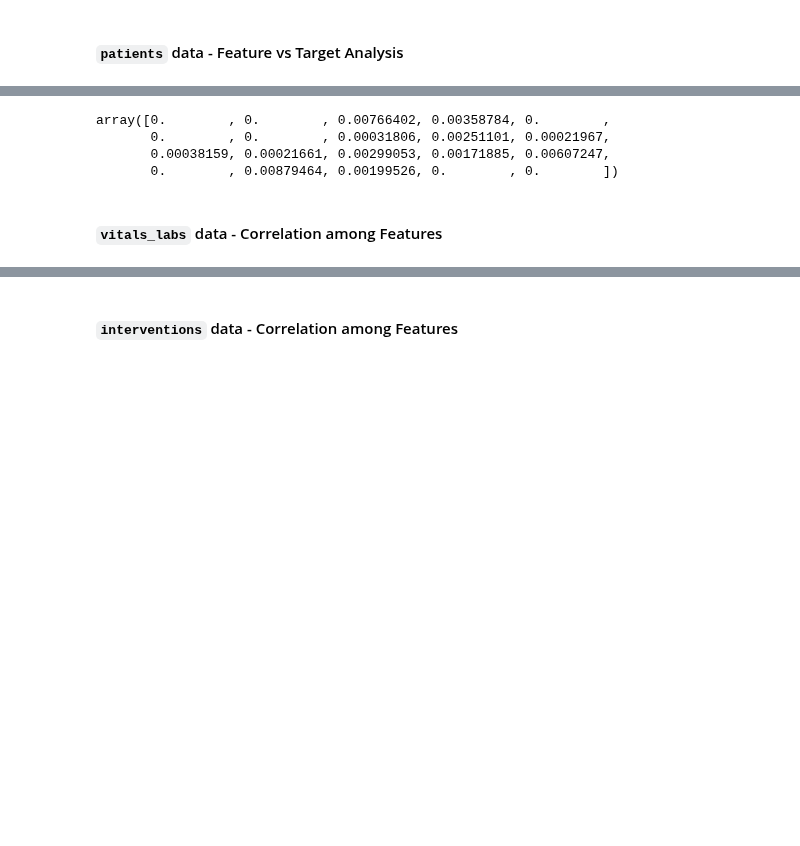
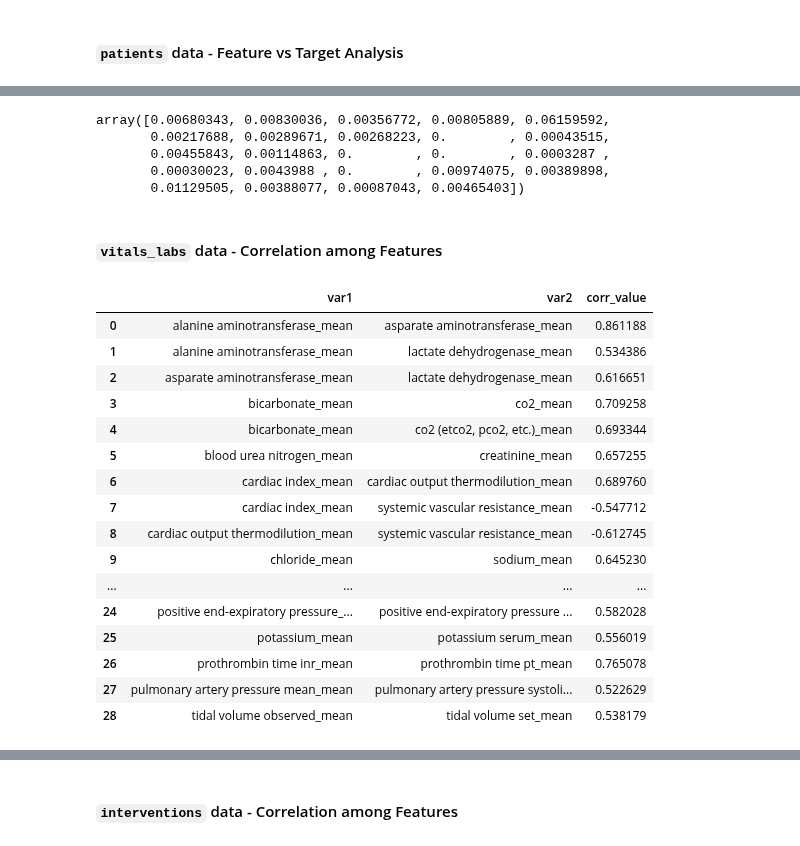
Before and after one commit to drama-404/FuzzyMedNet, a Jupyter notebook: notebooks/EDA.ipynb, the cells around one changed output, grey strips where cells are left out. Saved outputs shown, nothing was run; the diff lists cells and outputs as text; code cells hidden in the pictures; blank space fills up the shorter version.

```diff
--- a/notebooks/EDA.ipynb
+++ b/notebooks/EDA.ipynb
@@ -676,13 +707,38 @@ memory usage: 4.6 MB
 # %%
 from sklearn.feature_selection import mutual_info_regression
 
-mir_results = mutual_info_regression(patients_full_imputed, Ys_full_imputed['mort_hosp'], discrete_features=[i for i in range(patients_full_imputed.shape[1]) if i != 0 or i != 4], random_state=68)
+mir_results = mutual_info_regression(patients_full_imputed, Ys_full_imputed['mort_hosp'], discrete_features=[i for i in range(patients_full_imputed.shape[1])], random_state=68)
 mir_results
 # %% [output]
-array([0.        , 0.        , 0.00766402, 0.00358784, 0.        ,
-       0.        , 0.        , 0.00031806, 0.00251101, 0.00021967,
-       0.00038159, 0.00021661, 0.00299053, 0.00171885, 0.00607247,
-       0.        , 0.00879464, 0.00199526, 0.        , 0.        ])
+array([0.00680343, 0.00830036, 0.00356772, 0.00805889, 0.06159592,
+       0.00217688, 0.00289671, 0.00268223, 0.        , 0.00043515,
+       0.00455843, 0.00114863, 0.        , 0.        , 0.0003287 ,
+       0.00030023, 0.0043988 , 0.        , 0.00974075, 0.00389898,
+       0.01129505, 0.00388077, 0.00087043, 0.00465403])
 # %% [markdown]
 <a name='5-1-3'></a>
 #### `vitals_labs` data - Correlation among Features
+# %%
+# idx = pd.IndexSlice
+# vitals_full_mean = vitals_full_imputed.loc[:, idx[:, ['mean']]]
+cols_with_mean = [col for col in vitals_full_imputed.columns if col.endswith('_mean')]
+vitals_full_mean = vitals_full_imputed[cols_with_mean]
+pearson_highly_correlated_pairs(vitals_full_mean, threshold=.5)
+# %% [output]
+|  | var1 | var2 | corr_value |
+| 0 | alanine aminotransferase_mean | asparate aminotransferase_mean | 0.861188 |
+| 1 | alanine aminotransferase_mean | lactate dehydrogenase_mean | 0.534386 |
+| 2 | asparate aminotransferase_mean | lactate dehydrogenase_mean | 0.616651 |
+| 3 | bicarbonate_mean | co2_mean | 0.709258 |
+| 4 | bicarbonate_mean | co2 (etco2, pco2, etc.)_mean | 0.693344 |
+| 5 | blood urea nitrogen_mean | creatinine_mean | 0.657255 |
+| 6 | cardiac index_mean | cardiac output thermodilution_mean | 0.689760 |
+| 7 | cardiac index_mean | systemic vascular resistance_mean | -0.547712 |
+| 8 | cardiac output thermodilution_mean | systemic vascular resistance_mean | -0.612745 |
+| 9 | chloride_mean | sodium_mean | 0.645230 |
+| ... | ... | ... | ... |
+| 24 | positive end-expiratory pressure_... | positive end-expiratory pressure ... | 0.582028 |
+| 25 | potassium_mean | potassium serum_mean | 0.556019 |
+| 26 | prothrombin time inr_mean | prothrombin time pt_mean | 0.765078 |
+| 27 | pulmonary artery pressure mean_mean | pulmonary artery pressure systoli... | 0.522629 |
+| 28 | tidal volume observed_mean | tidal volume set_mean | 0.538179 |
```
Also changed, not shown: parts of 27 cells of this notebook, 6 other files.
